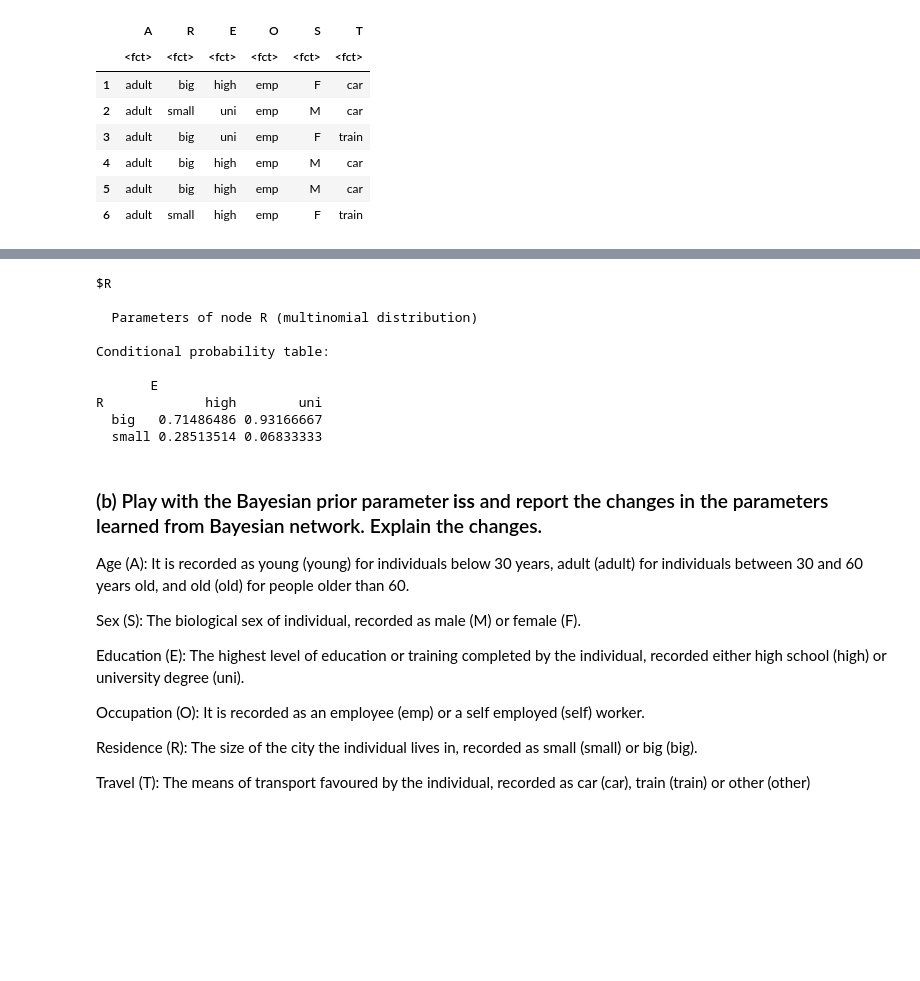
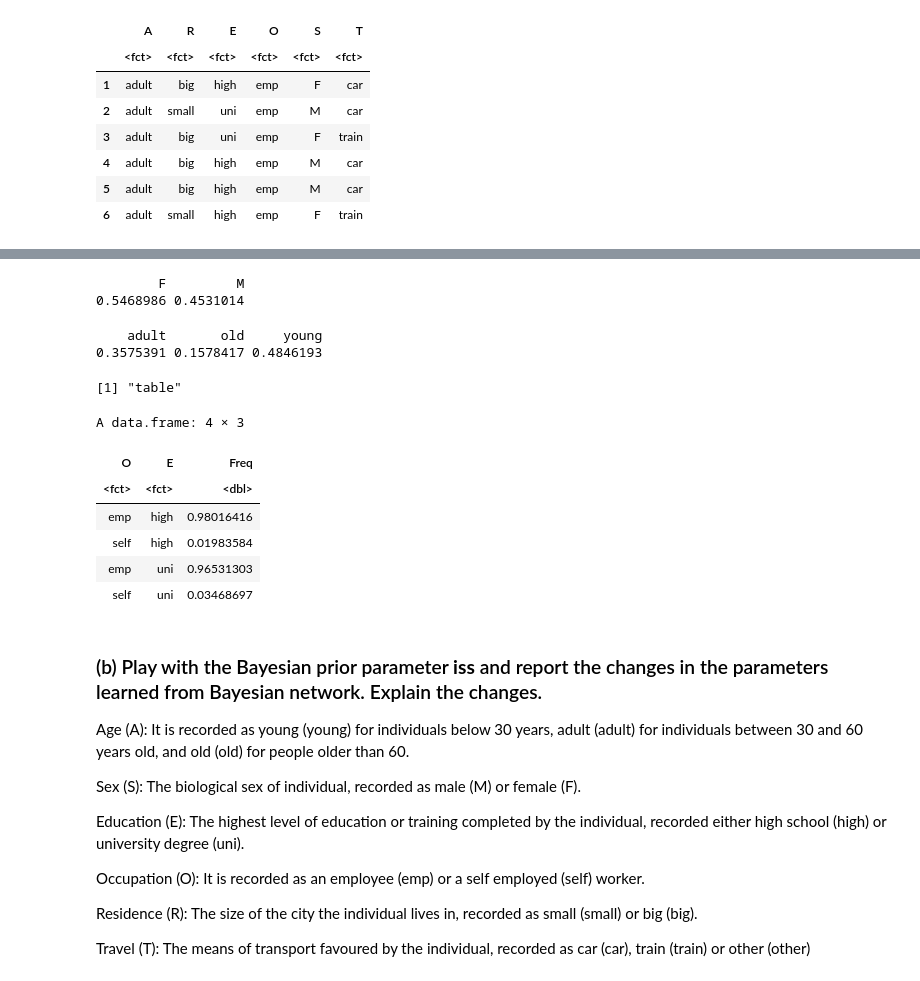
Before and after one commit to COVID-19-Causal-Reasoning/causalML, a Jupyter notebook: HW/hw1_release/HW1.ipynb, the cells around one changed output, grey strips where cells are left out. Cells and saved outputs as stored; diff of their text form; code cells hidden in the pictures; blank space fills up the shorter version.

```diff
--- a/HW/hw1_release/HW1.ipynb
+++ b/HW/hw1_release/HW1.ipynb
@@ -185,14 +228,6 @@ A data.frame: 6 × 6
 # %%
-bn.bayes <- bn.fit( dagnetwork, data= survey, method= "bayes", iss=10)
-bn.bayes[node]
+bn.bayes <- bn.fit( dagnetwork, data= survey, method= "bayes")
+bn.bayes$S$prob
 # %% [output]
-$R
-
-  Parameters of node R (multinomial distribution)
-
-Conditional probability table:
-
-       E
-R             high        uni
-  big   0.71486486 0.93166667
-  small 0.28513514 0.06833333
+        F         M
+0.5468986 0.4531014
@@ -199,3 +238,22 @@ R             high        uni
+# %%
+bn.bayes$A$prob
+# %% [output]
+    adult       old     young
+0.3575391 0.1578417 0.4846193
+# %%
+class(bn.bayes$E$prob)
+# %% [output]
+[1] "table"
+# %%
+as.data.frame(bn.bayes$O$prob)
+# %% [output]
+A data.frame: 4 × 3
+| O | E | Freq |
+| <fct> | <fct> | <dbl> |
+| emp | high | 0.98016416 |
+| self | high | 0.01983584 |
+| emp | uni | 0.96531303 |
+| self | uni | 0.03468697 |
 # %% [markdown]
 ### (b) Play with the Bayesian prior parameter **iss** and report the changes in the parameters learned from Bayesian network. Explain the changes.
 
```
Also changed, not shown: parts of 4 cells of this notebook, 3 other files.
